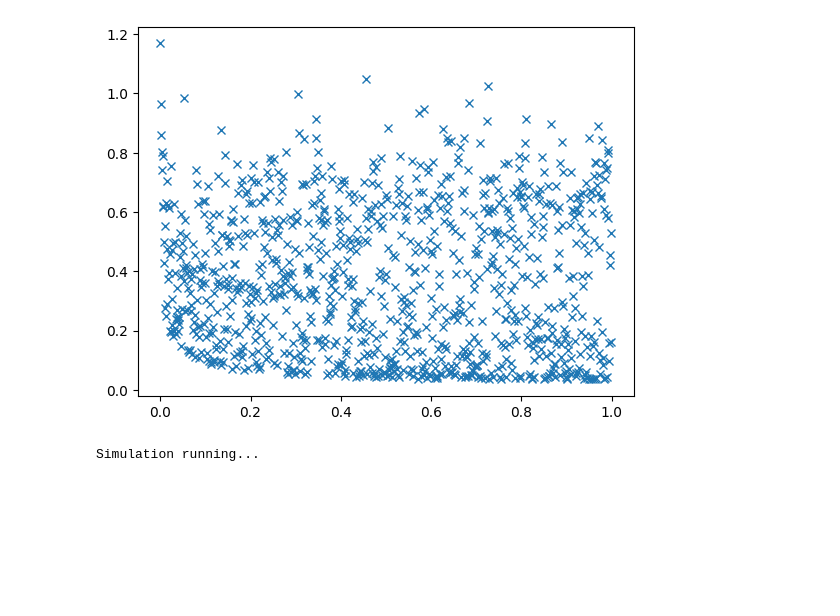
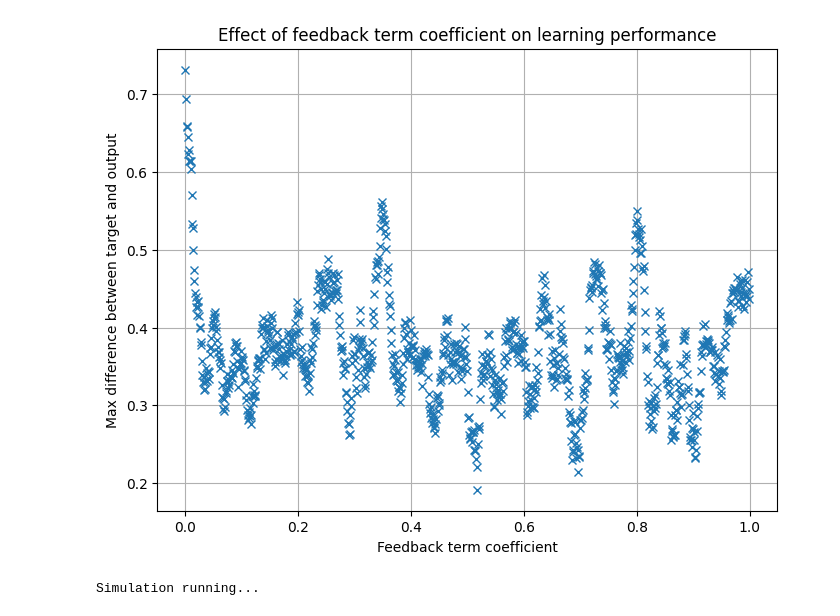
Before and after one commit to MarcosElFlamenco/force_learning_neuroscience, a Jupyter notebook: FORCE_learning.ipynb, the cells around one changed output. Drawn from its saved outputs; the diff is of its cells as text; code cells hidden in the pictures; blank space fills up the shorter version.

```diff
--- a/FORCE_learning.ipynb
+++ b/FORCE_learning.ipynb
@@ -151,8 +41,10 @@ Simulation running...
 # %%
-plt.plot(ft_range,differences,linestyle ='',marker = 'x')
-np.save('feedback_term_exploration.npy',(ft_range,differences))
+#np.save('feedback_term_exploration.npy',(ft_range,differences))
+ft_range, differences = np.load('feedback_term_exploration.npy',allow_pickle=True)
+
+ploting_utils.plot_feedback_term_exploration(ft_range,differences,k=10)
 # %% [output]
-[figure, old version]
+[figure, new version]
 # %%
 time, x_hist, z_hist, w_norm_hist, target_hist = run_force_learning(feedback_coefficent = 1.0)
 # %% [output]
```
Also changed, not shown: parts of 5 cells of this notebook, 4 other files.
